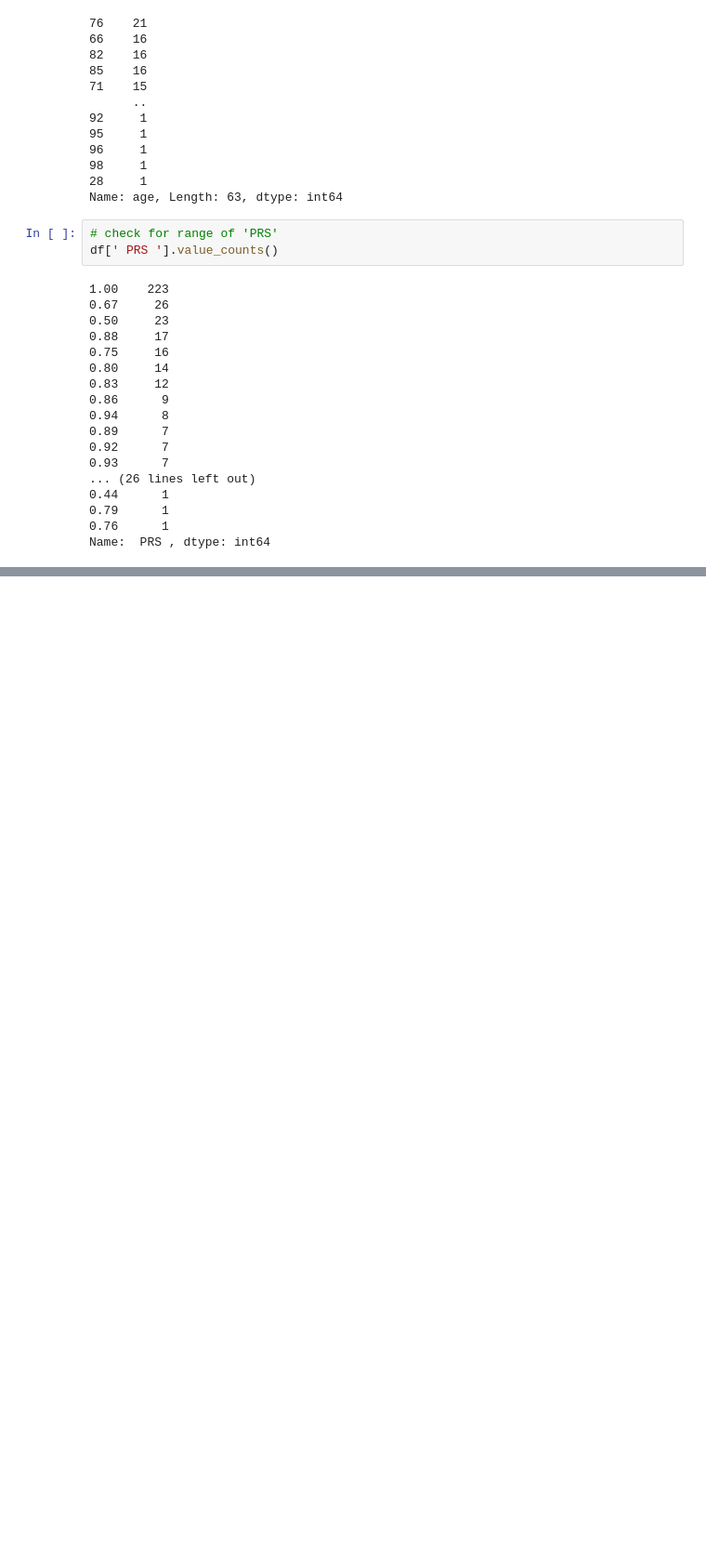
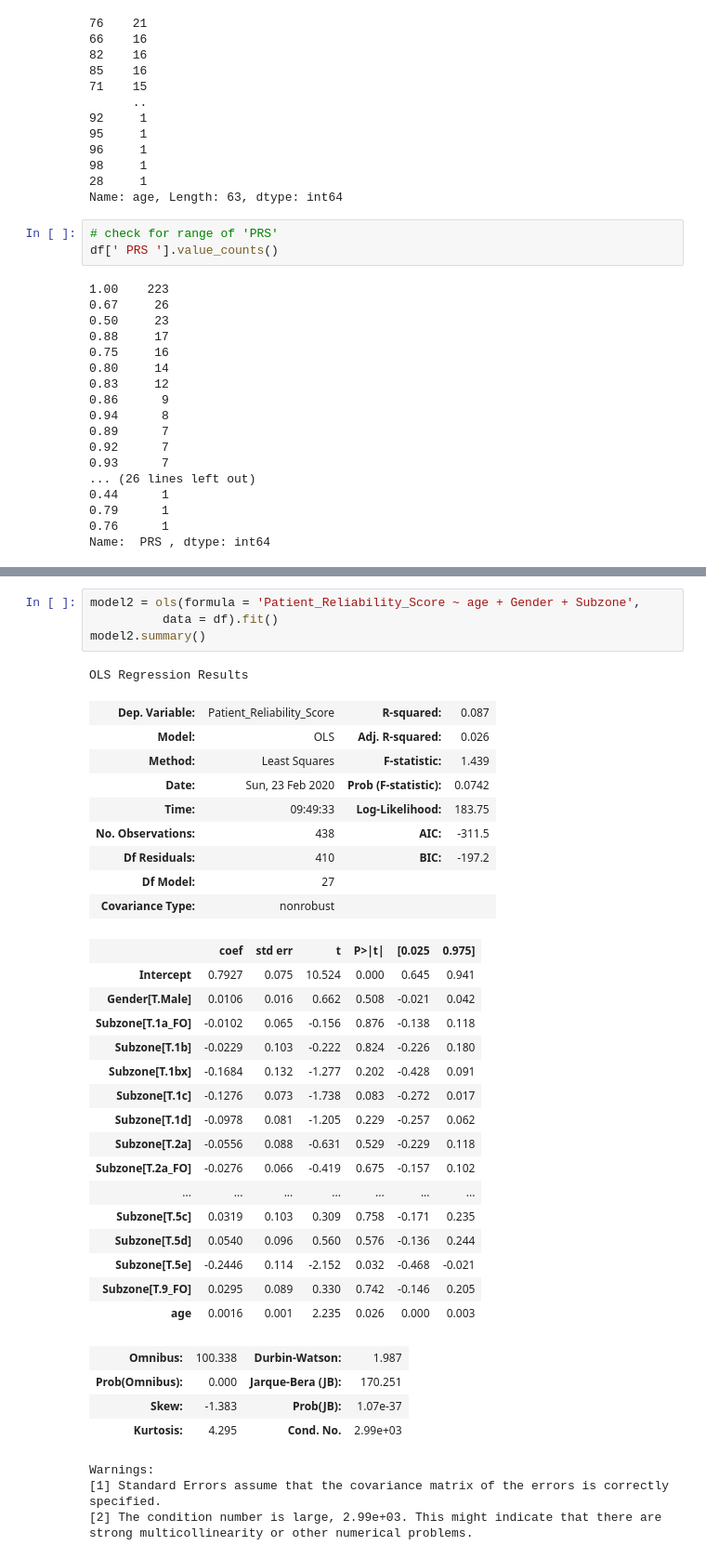
Before and after one commit to ThoaShook/Analyst_Test_Tasks, a Jupyter notebook: Tapestry_Patient_Analysis/Tapestry_Patients_Analysis.ipynb, the cells around one changed output, grey strips where cells are left out. Shown at 93% size. Saved outputs shown, nothing was run; the diff lists cells and outputs as text; blank space fills up the shorter version.

Commit message:
Try diff. linear regression models

```diff
--- a/Tapestry_Patient_Analysis/Tapestry_Patients_Analysis.ipynb
+++ b/Tapestry_Patient_Analysis/Tapestry_Patients_Analysis.ipynb
@@ -339,3 +320,42 @@ Warnings:
 [1] Standard Errors assume that the covariance matrix of the errors is correctly specified.
 [2] The condition number is large, 3e+03. This might indicate that there are
 strong multicollinearity or other numerical problems.
+# %%
+model2 = ols(formula = 'Patient_Reliability_Score ~ age + Gender + Subzone',
+          data = df).fit()
+model2.summary()
+# %% [output]
+OLS Regression Results
+| Dep. Variable: | Patient_Reliability_Score | R-squared: | 0.087 |
+| Model: | OLS | Adj. R-squared: | 0.026 |
+| Method: | Least Squares | F-statistic: | 1.439 |
+| Date: | Sun, 23 Feb 2020 | Prob (F-statistic): | 0.0742 |
+| Time: | 09:49:33 | Log-Likelihood: | 183.75 |
+| No. Observations: | 438 | AIC: | -311.5 |
+| Df Residuals: | 410 | BIC: | -197.2 |
+| Df Model: | 27 |  |  |
+| Covariance Type: | nonrobust |  |  |
+|  | coef | std err | t | P>|t| | [0.025 | 0.975] |
+| Intercept | 0.7927 | 0.075 | 10.524 | 0.000 | 0.645 | 0.941 |
+| Gender[T.Male] | 0.0106 | 0.016 | 0.662 | 0.508 | -0.021 | 0.042 |
+| Subzone[T.1a_FO] | -0.0102 | 0.065 | -0.156 | 0.876 | -0.138 | 0.118 |
+| Subzone[T.1b] | -0.0229 | 0.103 | -0.222 | 0.824 | -0.226 | 0.180 |
+| Subzone[T.1bx] | -0.1684 | 0.132 | -1.277 | 0.202 | -0.428 | 0.091 |
+| Subzone[T.1c] | -0.1276 | 0.073 | -1.738 | 0.083 | -0.272 | 0.017 |
+| Subzone[T.1d] | -0.0978 | 0.081 | -1.205 | 0.229 | -0.257 | 0.062 |
+| Subzone[T.2a] | -0.0556 | 0.088 | -0.631 | 0.529 | -0.229 | 0.118 |
+| Subzone[T.2a_FO] | -0.0276 | 0.066 | -0.419 | 0.675 | -0.157 | 0.102 |
+| ... | ... | ... | ... | ... | ... | ... |
+| Subzone[T.5c] | 0.0319 | 0.103 | 0.309 | 0.758 | -0.171 | 0.235 |
+| Subzone[T.5d] | 0.0540 | 0.096 | 0.560 | 0.576 | -0.136 | 0.244 |
+| Subzone[T.5e] | -0.2446 | 0.114 | -2.152 | 0.032 | -0.468 | -0.021 |
+| Subzone[T.9_FO] | 0.0295 | 0.089 | 0.330 | 0.742 | -0.146 | 0.205 |
+| age | 0.0016 | 0.001 | 2.235 | 0.026 | 0.000 | 0.003 |
+| Omnibus: | 100.338 | Durbin-Watson: | 1.987 |
+| Prob(Omnibus): | 0.000 | Jarque-Bera (JB): | 170.251 |
+| Skew: | -1.383 | Prob(JB): | 1.07e-37 |
+| Kurtosis: | 4.295 | Cond. No. | 2.99e+03 |
+Warnings:
+[1] Standard Errors assume that the covariance matrix of the errors is correctly specified.
+[2] The condition number is large, 2.99e+03. This might indicate that there are
+strong multicollinearity or other numerical problems.
```
Also changed, not shown: parts of 10 cells of this notebook.
